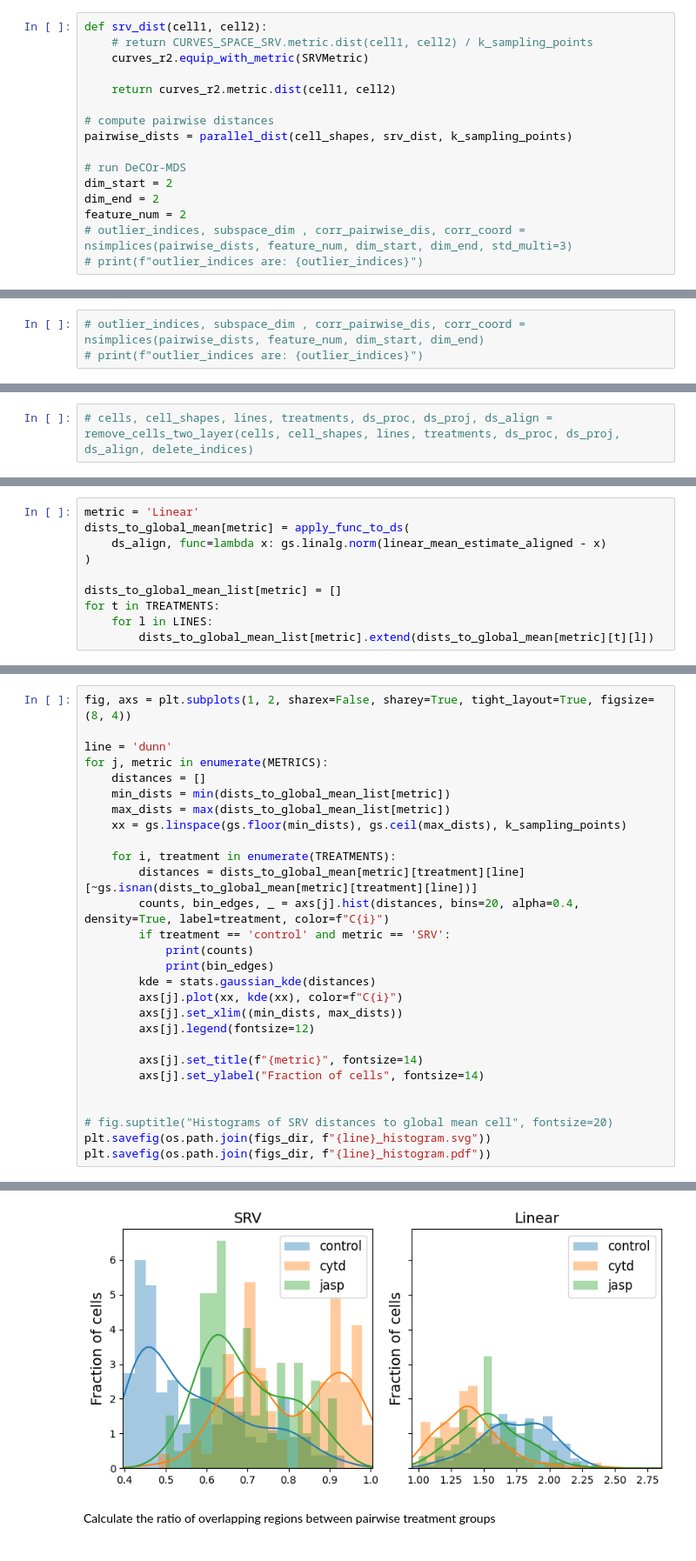
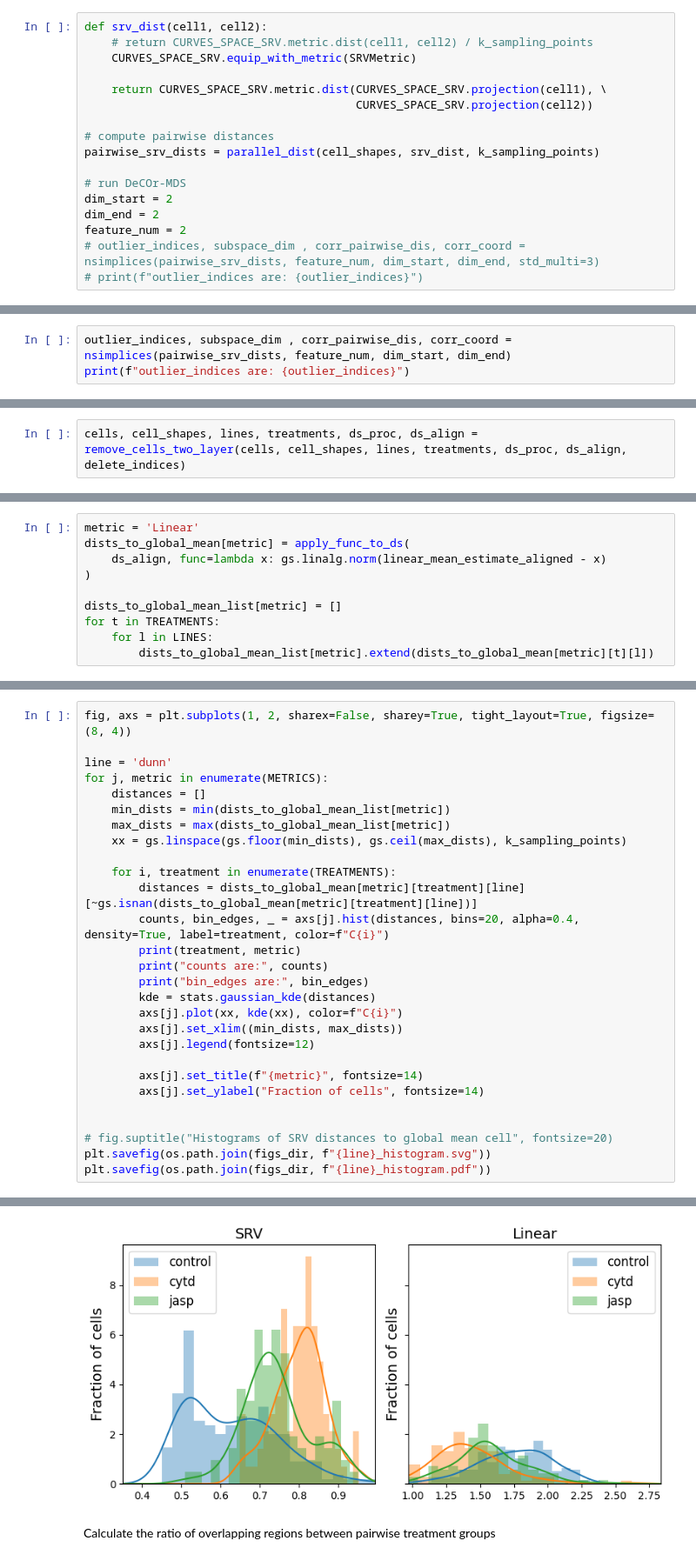
Before and after one commit to wxli0/dyn, a Jupyter notebook: dyn/notebooks/osteosarcoma_analysis.ipynb, the cells around one changed output, grey strips where cells are left out. Shown at 87% size. Drawn from its saved outputs; the diff is of its cells as text.

```diff
--- a/dyn/notebooks/osteosarcoma_analysis.ipynb
+++ b/dyn/notebooks/osteosarcoma_analysis.ipynb
@@ -489,16 +415,17 @@ Remove outliers using DeCOr-MDS, separately for DUNN and DLM8 cell lines.
 # %%
 def srv_dist(cell1, cell2):
     # return CURVES_SPACE_SRV.metric.dist(cell1, cell2) / k_sampling_points
-    curves_r2.equip_with_metric(SRVMetric)
+    CURVES_SPACE_SRV.equip_with_metric(SRVMetric)
 
-    return curves_r2.metric.dist(cell1, cell2)
+    return CURVES_SPACE_SRV.metric.dist(CURVES_SPACE_SRV.projection(cell1), \
+                                        CURVES_SPACE_SRV.projection(cell2))
 
 # compute pairwise distances
-pairwise_dists = parallel_dist(cell_shapes, srv_dist, k_sampling_points)
+pairwise_srv_dists = parallel_dist(cell_shapes, srv_dist, k_sampling_points)
 
 # run DeCOr-MDS
 dim_start = 2
 dim_end = 2
 feature_num = 2
-# outlier_indices, subspace_dim , corr_pairwise_dis, corr_coord = nsimplices(pairwise_dists, feature_num, dim_start, dim_end, std_multi=3)
+# outlier_indices, subspace_dim , corr_pairwise_dis, corr_coord = nsimplices(pairwise_srv_dists, feature_num, dim_start, dim_end, std_multi=3)
 # print(f"outlier_indices are: {outlier_indices}")
@@ -518,4 +432,4 @@ def parallel_dist(cells, dist_fun, k_sampling_points):
 # %%
-# outlier_indices, subspace_dim , corr_pairwise_dis, corr_coord = nsimplices(pairwise_dists, feature_num, dim_start, dim_end)
-# print(f"outlier_indices are: {outlier_indices}")
+outlier_indices, subspace_dim , corr_pairwise_dis, corr_coord = nsimplices(pairwise_srv_dists, feature_num, dim_start, dim_end)
+print(f"outlier_indices are: {outlier_indices}")
 # %% [output]
@@ -588,5 +502,5 @@ After visual inspection, we decide to remove 363, 396th cell
 # %%
-# cells, cell_shapes, lines, treatments, ds_proc, ds_proj, ds_align = remove_cells_two_layer(cells, cell_shapes, lines, treatments, ds_proc, ds_proj, ds_align, delete_indices)
+cells, cell_shapes, lines, treatments, ds_proc, ds_align = remove_cells_two_layer(cells, cell_shapes, lines, treatments, ds_proc, ds_align, delete_indices)
 # %%
 print(f'Number of cells: {len(cells)}, Number of lines: {len(lines)}, Shape of cell_shapes: {cell_shapes.shape}')
 for treatment, treatment_values in ds_align.items():
@@ -861,9 +758,9 @@ for j, metric in enumerate(METRICS):
     for i, treatment in enumerate(TREATMENTS):
         distances = dists_to_global_mean[metric][treatment][line][~gs.isnan(dists_to_global_mean[metric][treatment][line])]
         counts, bin_edges, _ = axs[j].hist(distances, bins=20, alpha=0.4, density=True, label=treatment, color=f"C{i}")
-        if treatment == 'control' and metric == 'SRV':
-            print(counts)
-            print(bin_edges)
+        print(treatment, metric)
+        print("counts are:", counts)
+        print("bin_edges are:", bin_edges)
         kde = stats.gaussian_kde(distances)
         axs[j].plot(xx, kde(xx), color=f"C{i}")
         axs[j].set_xlim((min_dists, max_dists))
@@ -888,4 +794,4 @@ plt.savefig(os.path.join(figs_dir, f"{line}_histogram.pdf"))
-[figure, old version]
+[figure, new version]
 # %% [markdown]
 Calculate the ratio of overlapping regions between pairwise treatment groups
 # %%
```
Also changed, not shown: parts of 46 cells of this notebook, 1 other file.
